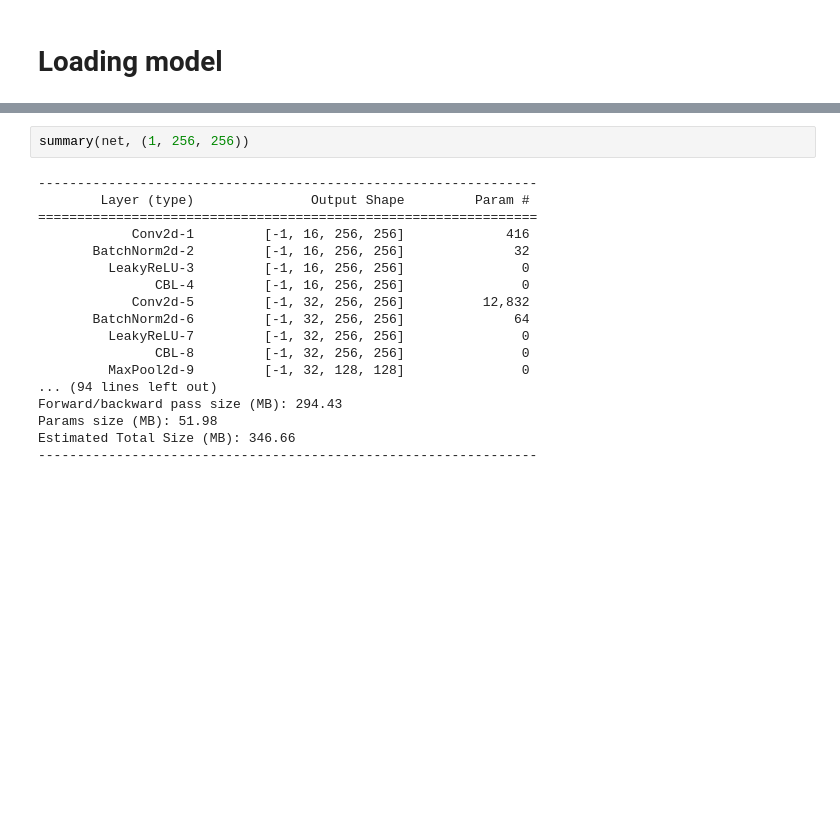
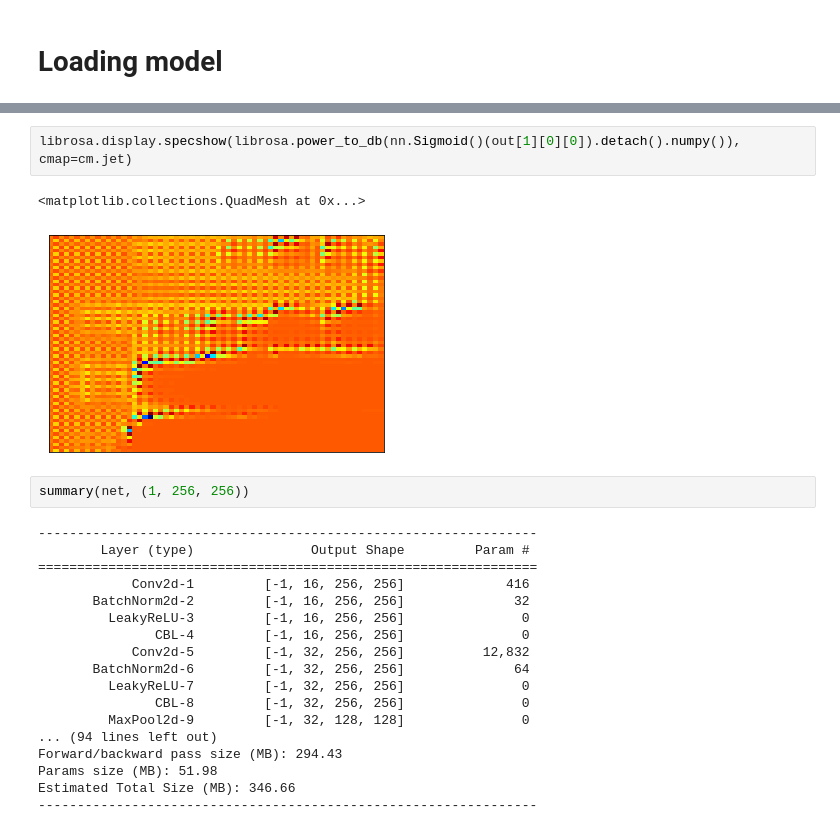
Before and after one commit to iabd/Dereverbify, a Jupyter notebook: attention.ipynb, the cells around one changed output, grey strips where cells are left out. Saved outputs shown, nothing was run; the diff lists cells and outputs as text; blank space fills up the shorter version.

```diff
--- a/attention.ipynb
+++ b/attention.ipynb
@@ -238,3 +280,8 @@ countParams(net2)
+# %%
+librosa.display.specshow(librosa.power_to_db(nn.Sigmoid()(out[1][0][0]).detach().numpy()), cmap=cm.jet)
+# %% [output]
+<matplotlib.collections.QuadMesh at 0x...>
+[figure, added]
 # %%
 summary(net, (1, 256, 256))
 # %% [output]
```
Also changed, not shown: parts of 12 cells of this notebook, 3 other files.
